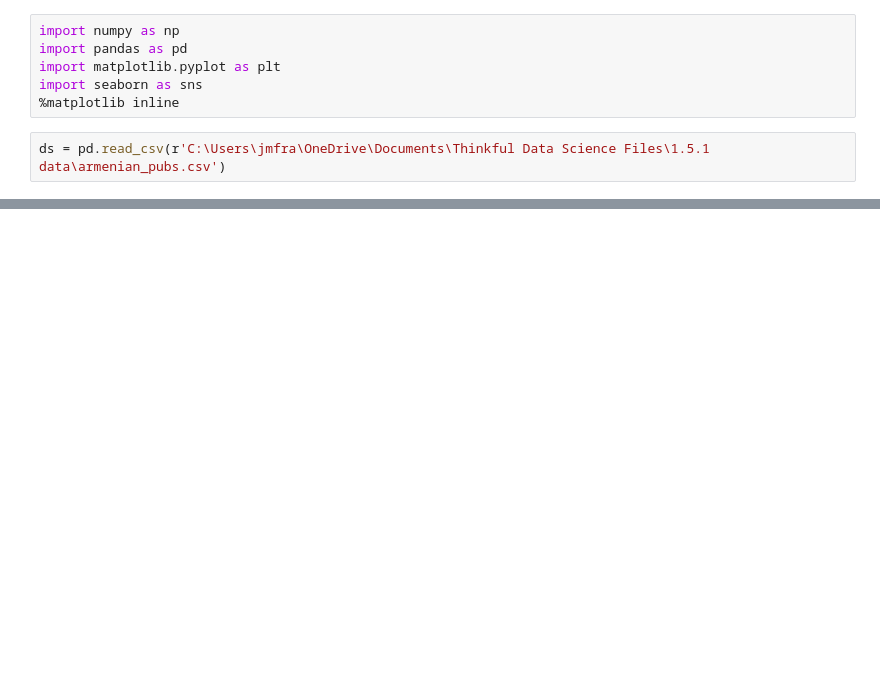
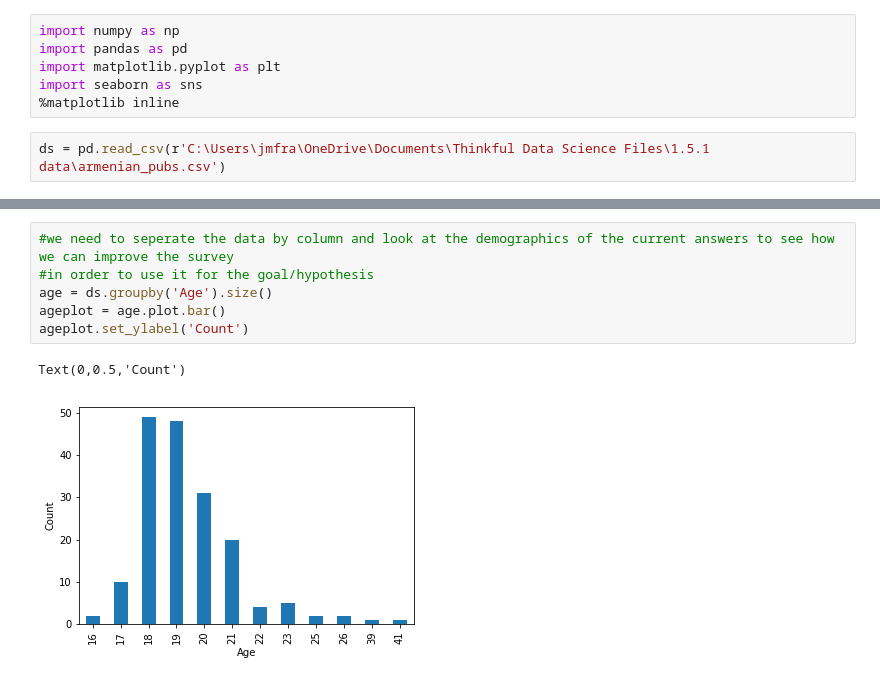
Before and after one commit to jmfrazier/lesson-1-files, a Jupyter notebook: 1.5.1 capstone.ipynb, the cells around one changed output, grey strips where cells are left out. Saved outputs shown, nothing was run; the diff lists cells and outputs as text; blank space fills up the shorter version.

```diff
--- a/1.5.1 capstone.ipynb
+++ b/1.5.1 capstone.ipynb
@@ -72,0 +56,9 @@ Name: Age, dtype: int64
+# %%
+#we need to seperate the data by column and look at the demographics of the current answers to see how we can improve the survey
+#in order to use it for the goal/hypothesis
+age = ds.groupby('Age').size()
+ageplot = age.plot.bar()
+ageplot.set_ylabel('Count')
+# %% [output]
+Text(0,0.5,'Count')
+[figure, added]
```
Also changed, not shown: parts of 19 cells of this notebook.
